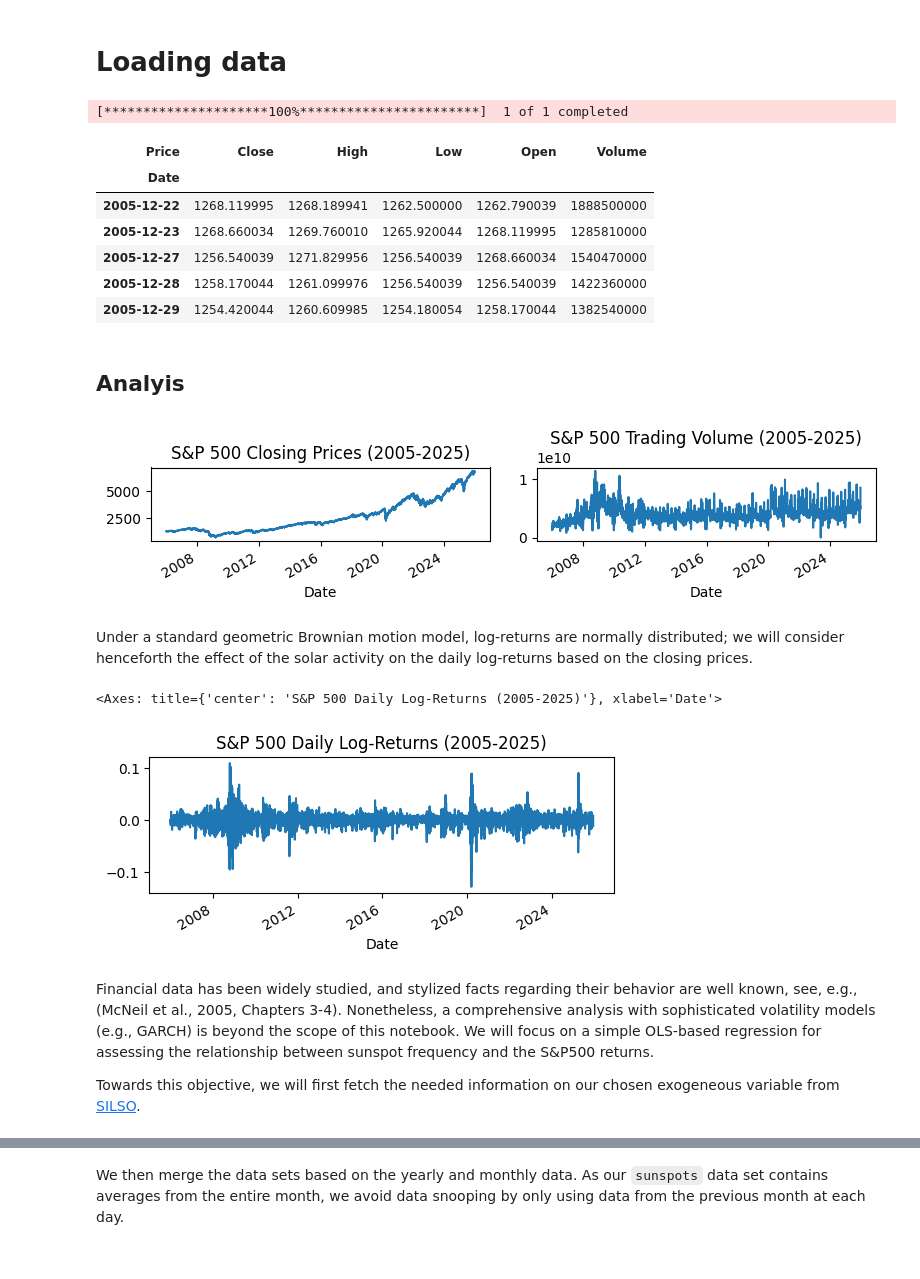
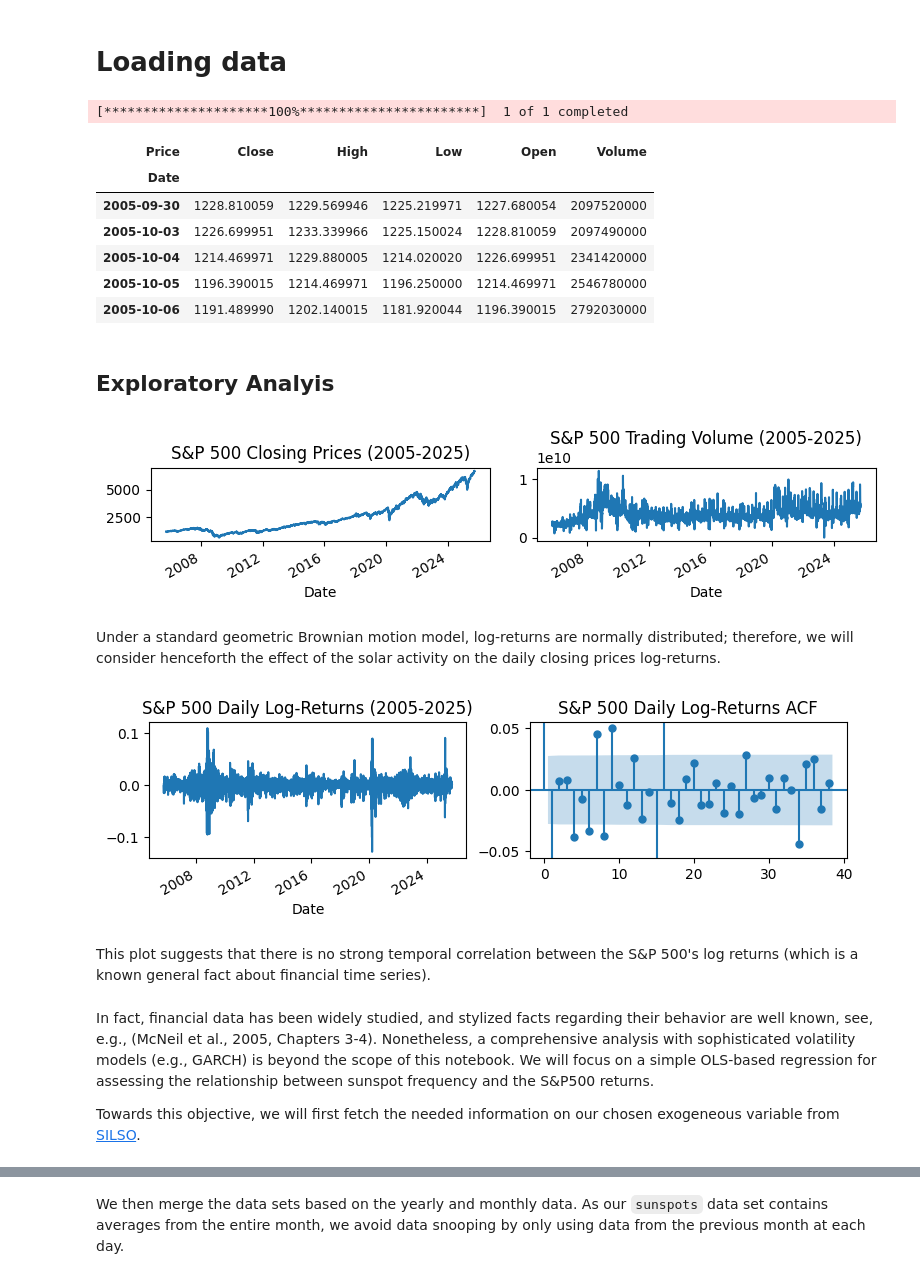
Before and after one commit to tiagodsilva/financial-bayes, a Jupyter notebook: notebooks/sunlight-market.ipynb, the cells around one changed output, grey strips where cells are left out. Cells and saved outputs as stored; diff of their text form; code cells hidden in the pictures.

```diff
--- a/notebooks/sunlight-market.ipynb
+++ b/notebooks/sunlight-market.ipynb
@@ -35,8 +49,11 @@ import numpy as np
 # Loading data
 # %%
 # We will get the daily data from the last 20 years (2005-2025)
+START_DATE = datetime(2005, 9, 30)
+DELTA_YEARS = relativedelta.relativedelta(years=20)
+
 raw_data = yfinance.download(
-    tickers="^GSPC", start="2005-12-22", end="2025-12-22", interval="1d"
+    tickers="^GSPC", start=START_DATE, end=START_DATE + DELTA_YEARS, interval="1d"
 )
 
 # As we are simply analzing the S&P 500 index, we can extract its data from the multi-index dataframe
@@ -46,13 +63,13 @@ raw_data.head()
 [*********************100%***********************]  1 of 1 completed
 | Price | Close | High | Low | Open | Volume |
 | Date |  |  |  |  |  |
-| 2005-12-22 | 1268.119995 | 1268.189941 | 1262.500000 | 1262.790039 | 1888500000 |
-| 2005-12-23 | 1268.660034 | 1269.760010 | 1265.920044 | 1268.119995 | 1285810000 |
-| 2005-12-27 | 1256.540039 | 1271.829956 | 1256.540039 | 1268.660034 | 1540470000 |
-| 2005-12-28 | 1258.170044 | 1261.099976 | 1256.540039 | 1256.540039 | 1422360000 |
-| 2005-12-29 | 1254.420044 | 1260.609985 | 1254.180054 | 1258.170044 | 1382540000 |
+| 2005-09-30 | 1228.810059 | 1229.569946 | 1225.219971 | 1227.680054 | 2097520000 |
+| 2005-10-03 | 1226.699951 | 1233.339966 | 1225.150024 | 1228.810059 | 2097490000 |
+| 2005-10-04 | 1214.469971 | 1229.880005 | 1214.020020 | 1226.699951 | 2341420000 |
+| 2005-10-05 | 1196.390015 | 1214.469971 | 1196.250000 | 1214.469971 | 2546780000 |
+| 2005-10-06 | 1191.489990 | 1202.140015 | 1181.920044 | 1196.390015 | 2792030000 |
 # %% [markdown]
-## Analyis
+## Exploratory Analyis
 # %%
 plt.figure(figsize=(8, 2))
 plt.subplot(1, 2, 1)
@@ -61,9 +78,9 @@ plt.subplot(1, 2, 2)
 raw_data.Volume.plot(title="S&P 500 Trading Volume (2005-2025)")
 plt.tight_layout()
 # %% [output]
-[figure, old version]
+[figure, new version]
 # %% [markdown]
-Under a standard geometric Brownian motion model, log-returns are normally distributed; we will consider henceforth the effect of the solar activity on the daily log-returns based on the closing prices.
+Under a standard geometric Brownian motion model, log-returns are normally distributed; therefore, we will consider henceforth the effect of the solar activity on the daily closing prices log-returns.
 # %%
 data = raw_data.copy()
 data["LogReturn"] = (data["Close"] / data["Close"].shift(1)).apply(lambda x: np.log(x))
@@ -78,13 +95,33 @@ assert not data["LogReturn"].isna().any()
 
 data = data[["LogReturn", "Day", "Year", "Month"]]
 # %%
-plt.figure(figsize=(6, 2))
-data.LogReturn.plot(title="S&P 500 Daily Log-Returns (2005-2025)")
+plt.figure(figsize=(9, 2))
+ax1 = plt.subplot(1, 2, 1)
+data.LogReturn.plot(title="S&P 500 Daily Log-Returns (2005-2025)", ax=ax1)
+ax2 = plt.subplot(1, 2, 2)
+
+# This is the expected autocorrelation from a white noise process
+ci = 1.96 / np.sqrt(len(data))
+
+# We plot the ACF for the log-returns
+plot_acf(
+    data.LogReturn,
+    ax=ax2,
+    title="S&P 500 Daily Log-Returns ACF",
+    alpha=0.05,
+    missing="raise",
+)
+
+# To clearly see the confidence intervals, we limit the y-axis
+ax2.set_ylim(-2 * ci, 2 * ci)
+
+plt.show()
 # %% [output]
-<Axes: title={'center': 'S&P 500 Daily Log-Returns (2005-2025)'}, xlabel='Date'>
-[figure, old version]
+[figure, new version]
+# %% [markdown]
+This plot suggests that there is no strong temporal correlation between the S&P 500's log returns (which is a known general fact about financial time series).
 # %% [markdown]
-Financial data has been widely studied, and stylized facts regarding their behavior are well known, see, e.g., (McNeil et al., 2005, Chapters 3-4).
+In fact, financial data has been widely studied, and stylized facts regarding their behavior are well known, see, e.g., (McNeil et al., 2005, Chapters 3-4).
 Nonetheless, a comprehensive analysis with sophisticated volatility models (e.g., GARCH) is beyond the scope of this notebook.
 We will focus on a simple OLS-based regression for assessing the relationship between sunspot frequency and the S&P500 returns.
 
```
Also changed, not shown: parts of 26 cells of this notebook, 3 other files.
